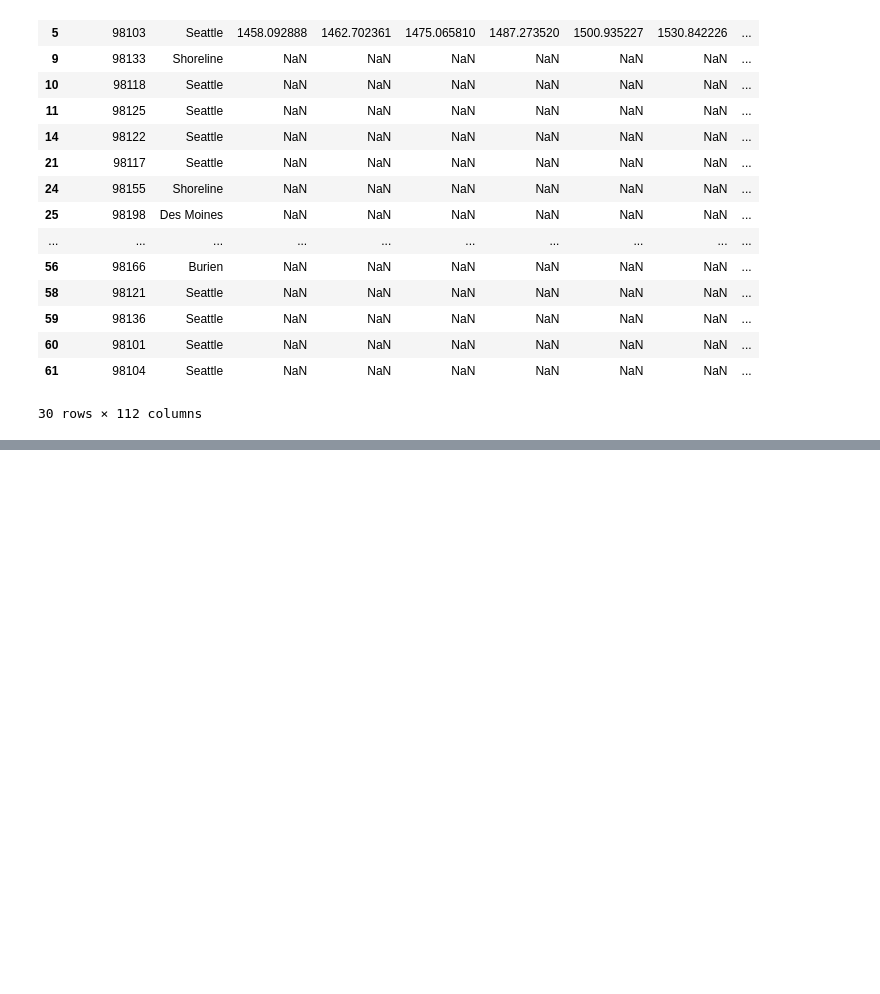
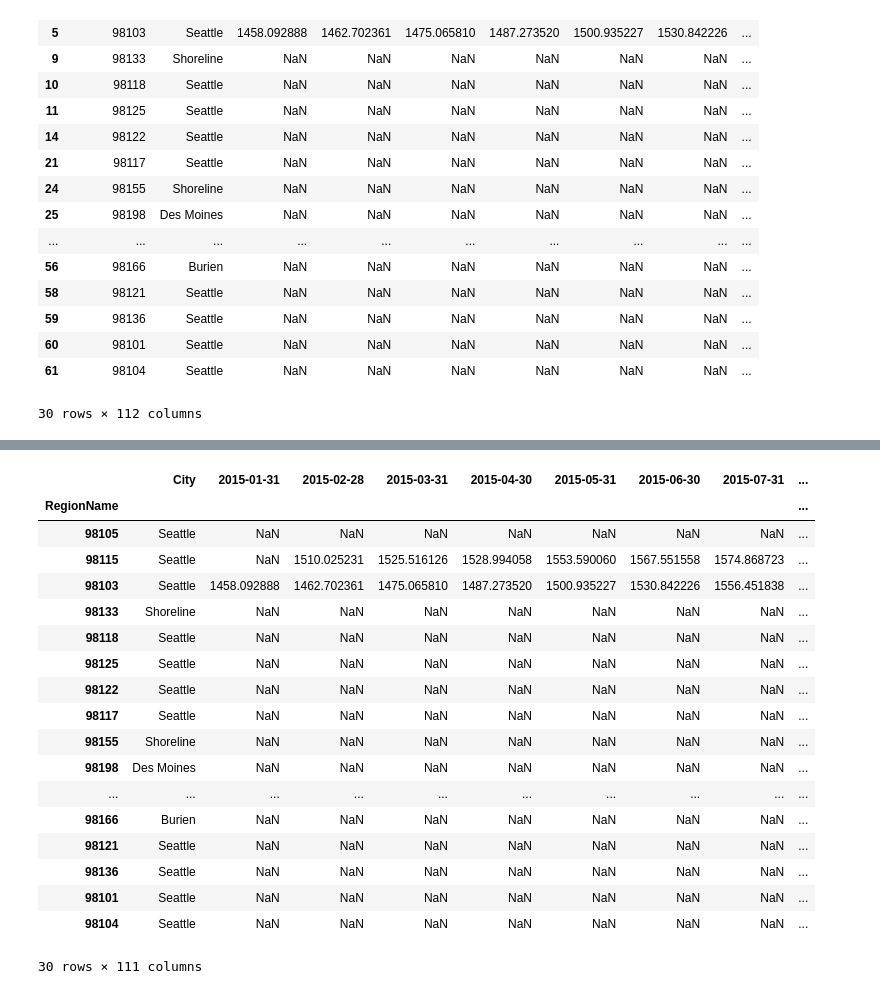
Before and after one commit to dylandevens/Housing_Project_rent_or_buy, a Jupyter notebook: Dylan/manipulation.ipynb, the cells around one changed output, grey strips where cells are left out. Saved outputs shown, nothing was run; the diff lists cells and outputs as text; code cells hidden in the pictures; blank space fills up the shorter version.

```diff
--- a/Dylan/manipulation.ipynb
+++ b/Dylan/manipulation.ipynb
@@ -1025 +1441,25 @@ seattle_rentals_by_zipcodes = seattle_rentals_by_zipcodes.drop(columns='index')
 seattle_rentals_by_zipcodes.to_csv("../data_frames/seattle_rentals_by_zipcodes.csv", index=True)
+# %%
+rentals_2018_and_after = seattle_rentals_by_zipcodes.set_index('RegionName', inplace=False)
+# %%
+rentals_2018_and_after
+# %% [output]
+|  | City | 2015-01-31 | 2015-02-28 | 2015-03-31 | 2015-04-30 | 2015-05-31 | 2015-06-30 | 2015-07-31 | ... |
+| RegionName |  |  |  |  |  |  |  |  | ... |
+| 98105 | Seattle | NaN | NaN | NaN | NaN | NaN | NaN | NaN | ... |
+| 98115 | Seattle | NaN | 1510.025231 | 1525.516126 | 1528.994058 | 1553.590060 | 1567.551558 | 1574.868723 | ... |
+| 98103 | Seattle | 1458.092888 | 1462.702361 | 1475.065810 | 1487.273520 | 1500.935227 | 1530.842226 | 1556.451838 | ... |
+| 98133 | Shoreline | NaN | NaN | NaN | NaN | NaN | NaN | NaN | ... |
+| 98118 | Seattle | NaN | NaN | NaN | NaN | NaN | NaN | NaN | ... |
+| 98125 | Seattle | NaN | NaN | NaN | NaN | NaN | NaN | NaN | ... |
+| 98122 | Seattle | NaN | NaN | NaN | NaN | NaN | NaN | NaN | ... |
+| 98117 | Seattle | NaN | NaN | NaN | NaN | NaN | NaN | NaN | ... |
+| 98155 | Shoreline | NaN | NaN | NaN | NaN | NaN | NaN | NaN | ... |
+| 98198 | Des Moines | NaN | NaN | NaN | NaN | NaN | NaN | NaN | ... |
+| ... | ... | ... | ... | ... | ... | ... | ... | ... | ... |
+| 98166 | Burien | NaN | NaN | NaN | NaN | NaN | NaN | NaN | ... |
+| 98121 | Seattle | NaN | NaN | NaN | NaN | NaN | NaN | NaN | ... |
+| 98136 | Seattle | NaN | NaN | NaN | NaN | NaN | NaN | NaN | ... |
+| 98101 | Seattle | NaN | NaN | NaN | NaN | NaN | NaN | NaN | ... |
+| 98104 | Seattle | NaN | NaN | NaN | NaN | NaN | NaN | NaN | ... |
+30 rows × 111 columns
```
Also changed, not shown: parts of 65 cells of this notebook, 3 other files.
